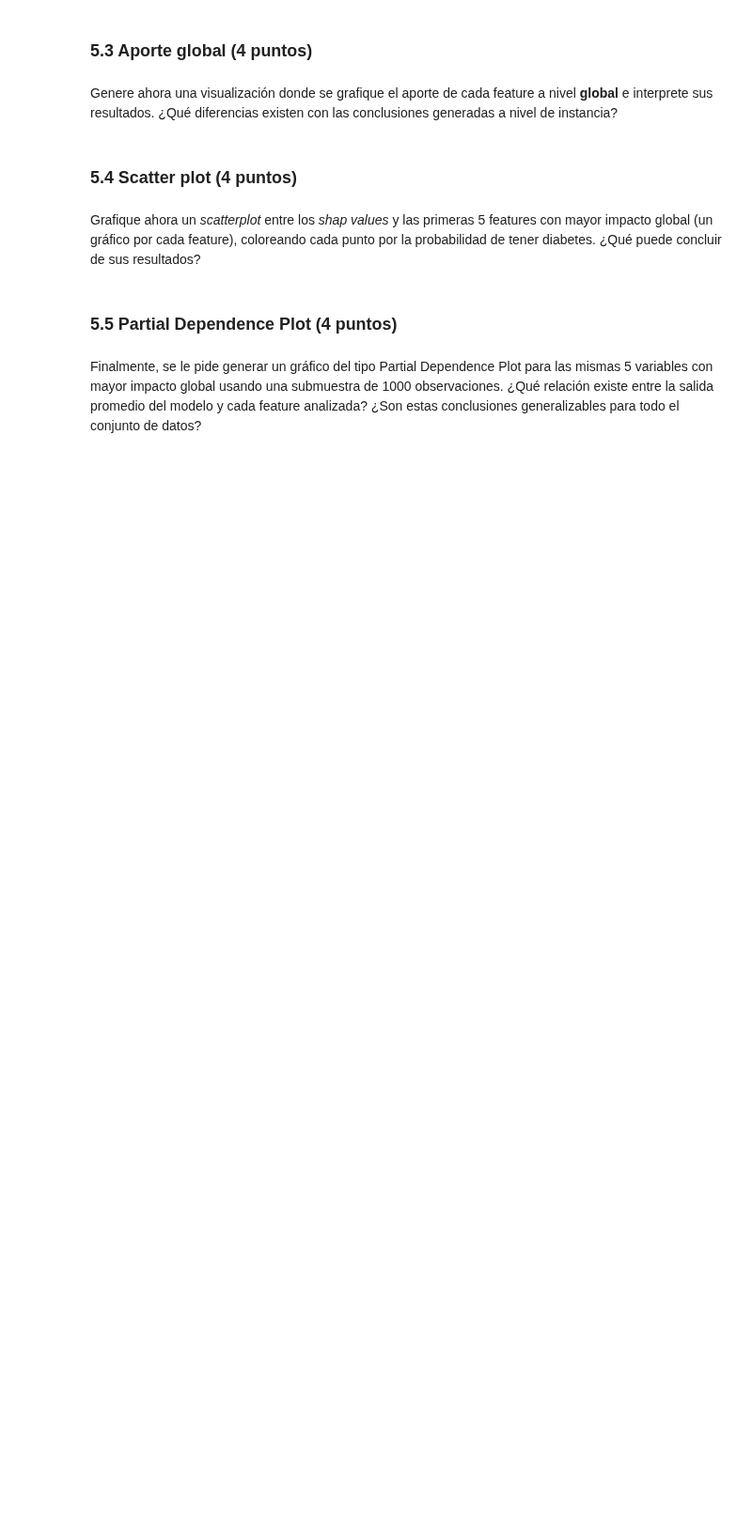
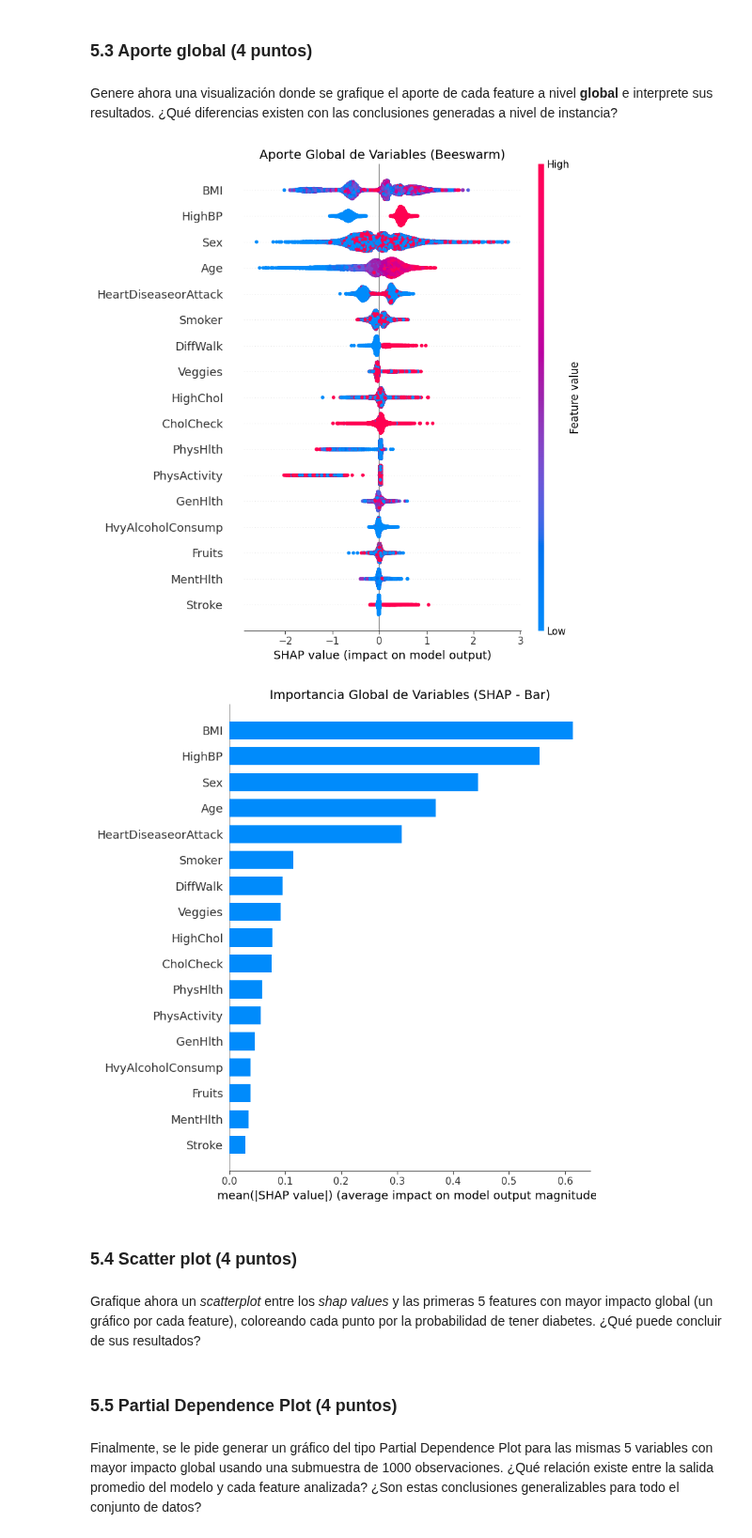
Before and after one commit to fco-marquez/MDS7202_Free_Riders, a Jupyter notebook: Labs/Lab7/Lab7_enunciado.ipynb, the cells around one changed output. Shown at 94% size. Drawn from its saved outputs; the diff is of its cells as text; code cells hidden in the pictures; blank space fills up the shorter version.

```diff
--- a/Labs/Lab7/Lab7_enunciado.ipynb
+++ b/Labs/Lab7/Lab7_enunciado.ipynb
@@ -225,3 +411,21 @@ Genere ahora una visualización donde se grafique el aporte de cada feature a ni
+# %%
+# Inserte código para generar gráficos de aporte global aquí
+
+plt.figure(figsize=(10, 6))
+shap.summary_plot(shap_values, X_test, plot_type="dot", show=False)
+plt.title("Aporte Global de Variables (Beeswarm)", fontsize=14)
+plt.tight_layout()
+plt.show()
+
+# 2️⃣ Gráfico resumen tipo bar (muestra magnitud media absoluta de cada variable)
+plt.figure(figsize=(10, 6))
+shap.summary_plot(shap_values, X_test, plot_type="bar", show=False)
+plt.title("Importancia Global de Variables (SHAP - Bar)", fontsize=14)
+plt.tight_layout()
+plt.show()
+# %% [output]
+[figure, added]
+[figure, added]
 # %% [markdown]
 ### 5.4 Scatter plot (4 puntos)
 # %% [markdown]
```
Also changed, not shown: parts of 29 cells of this notebook.
